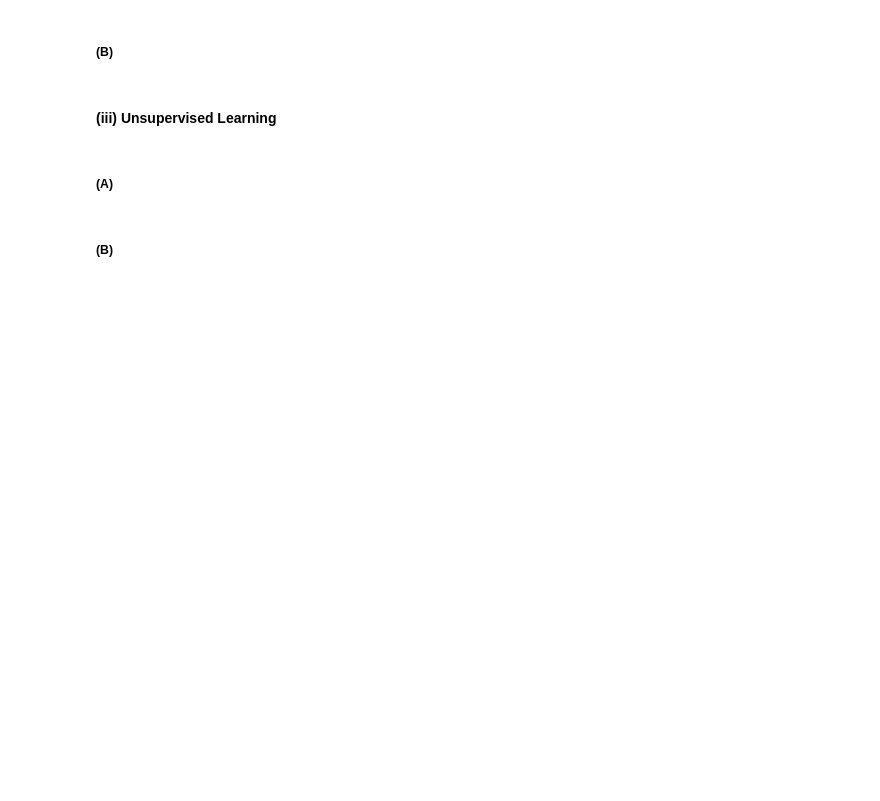
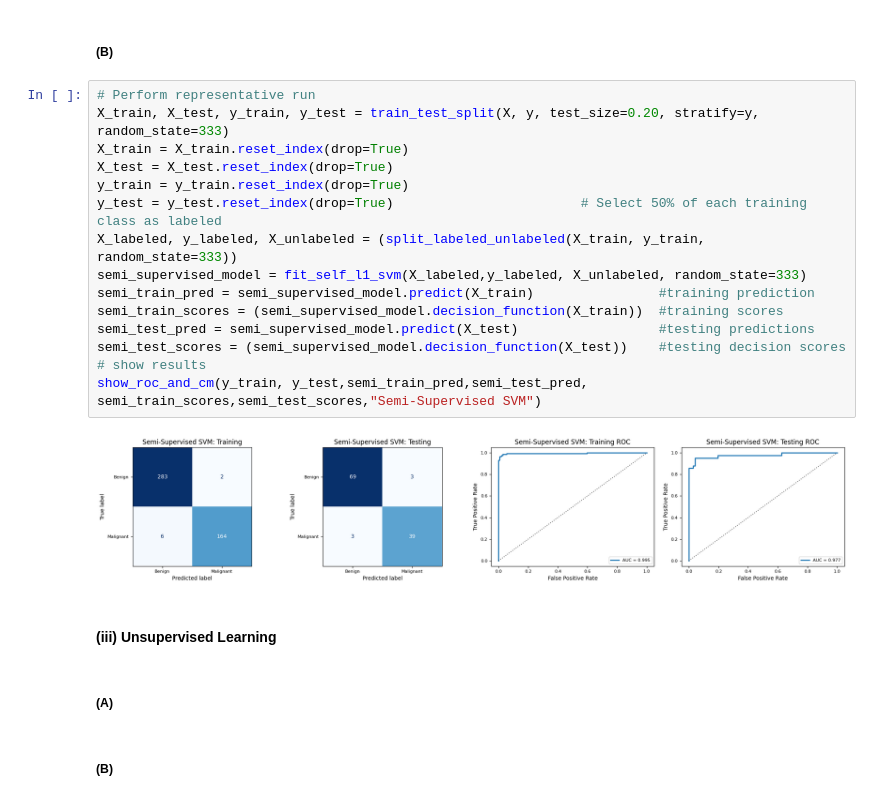
Before and after one commit to gblombach/DSCI-552_Homework_8, a Jupyter notebook: HW8/notebooks/Blombach_George_HW8.ipynb, the cells around one changed output. Saved outputs shown, nothing was run; the diff lists cells and outputs as text; blank space fills up the shorter version.

```diff
--- a/HW8/notebooks/Blombach_George_HW8.ipynb
+++ b/HW8/notebooks/Blombach_George_HW8.ipynb
@@ -95,5 +163,22 @@ for simulation in range(M):              #iterate monte-carlo simulations, strat
 # %% [markdown]
 ##### (B)
+# %%
+# Perform representative run
+X_train, X_test, y_train, y_test = train_test_split(X, y, test_size=0.20, stratify=y, random_state=333)
+X_train = X_train.reset_index(drop=True)
+X_test = X_test.reset_index(drop=True)
+y_train = y_train.reset_index(drop=True)
+y_test = y_test.reset_index(drop=True)                        # Select 50% of each training class as labeled
+X_labeled, y_labeled, X_unlabeled = (split_labeled_unlabeled(X_train, y_train, random_state=333))
+semi_supervised_model = fit_self_l1_svm(X_labeled,y_labeled, X_unlabeled, random_state=333)
+semi_train_pred = semi_supervised_model.predict(X_train)                #training prediction
+semi_train_scores = (semi_supervised_model.decision_function(X_train))  #training scores
+semi_test_pred = semi_supervised_model.predict(X_test)                  #testing predictions
+semi_test_scores = (semi_supervised_model.decision_function(X_test))    #testing decision scores
+# show results
+show_roc_and_cm(y_train, y_test,semi_train_pred,semi_test_pred, semi_train_scores,semi_test_scores,"Semi-Supervised SVM")
+# %% [output]
+[figure, added]
 # %% [markdown]
 #### (iii) Unsupervised Learning
 # %% [markdown]
```
Also changed, not shown: parts of 8 cells of this notebook.
